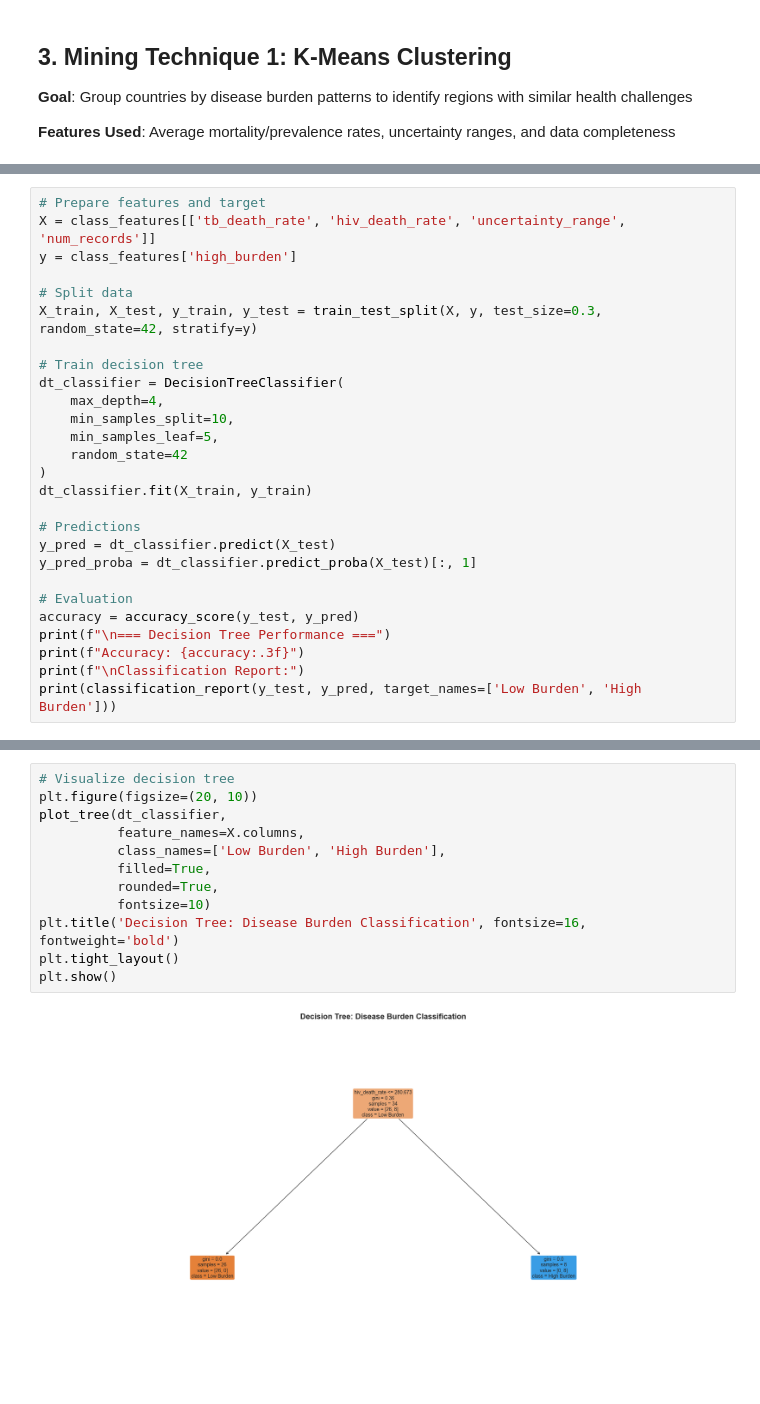
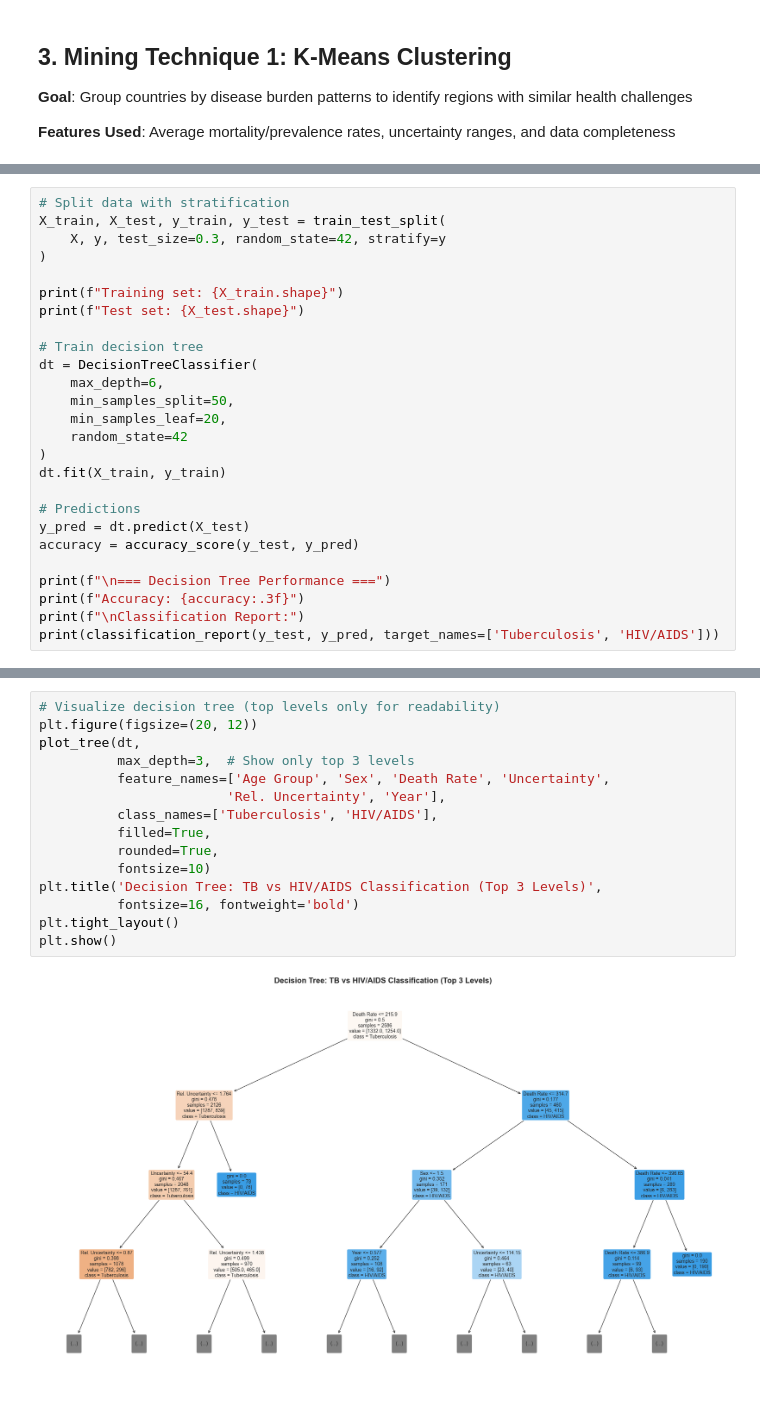
Before and after one commit to DSA2040-Group-Project-BATAM-Team/DataMining_GroupProject_Allan_Bophine_Aime_Mitchelle_Tumaini, a Jupyter notebook: data_mining.ipynb, the cells around one changed output, grey strips where cells are left out. Cells and saved outputs as stored; diff of their text form.

```diff
--- a/data_mining.ipynb
+++ b/data_mining.ipynb
@@ -279,28 +354,27 @@ Low burden locations: 37
 # %%
-# Prepare features and target
-X = class_features[['tb_death_rate', 'hiv_death_rate', 'uncertainty_range', 'num_records']]
-y = class_features['high_burden']
+# Split data with stratification
+X_train, X_test, y_train, y_test = train_test_split(
+    X, y, test_size=0.3, random_state=42, stratify=y
+)
 
-# Split data
-X_train, X_test, y_train, y_test = train_test_split(X, y, test_size=0.3, random_state=42, stratify=y)
+print(f"Training set: {X_train.shape}")
+print(f"Test set: {X_test.shape}")
 
 # Train decision tree
-dt_classifier = DecisionTreeClassifier(
-    max_depth=4,
-    min_samples_split=10,
-    min_samples_leaf=5,
+dt = DecisionTreeClassifier(
+    max_depth=6,
+    min_samples_split=50,
+    min_samples_leaf=20,
     random_state=42
 )
-dt_classifier.fit(X_train, y_train)
+dt.fit(X_train, y_train)
 
 # Predictions
-y_pred = dt_classifier.predict(X_test)
-y_pred_proba = dt_classifier.predict_proba(X_test)[:, 1]
+y_pred = dt.predict(X_test)
+accuracy = accuracy_score(y_test, y_pred)
 
-# Evaluation
-accuracy = accuracy_score(y_test, y_pred)
 print(f"\n=== Decision Tree Performance ===")
 print(f"Accuracy: {accuracy:.3f}")
 print(f"\nClassification Report:")
-print(classification_report(y_test, y_pred, target_names=['Low Burden', 'High Burden']))
+print(classification_report(y_test, y_pred, target_names=['Tuberculosis', 'HIV/AIDS']))
 # %% [output]
@@ -358,14 +438,17 @@ print(feature_importance)
 # %%
-# Visualize decision tree
-plt.figure(figsize=(20, 10))
-plot_tree(dt_classifier,
-          feature_names=X.columns,
-          class_names=['Low Burden', 'High Burden'],
+# Visualize decision tree (top levels only for readability)
+plt.figure(figsize=(20, 12))
+plot_tree(dt,
+          max_depth=3,  # Show only top 3 levels
+          feature_names=['Age Group', 'Sex', 'Death Rate', 'Uncertainty',
+                        'Rel. Uncertainty', 'Year'],
+          class_names=['Tuberculosis', 'HIV/AIDS'],
           filled=True,
           rounded=True,
           fontsize=10)
-plt.title('Decision Tree: Disease Burden Classification', fontsize=16, fontweight='bold')
+plt.title('Decision Tree: TB vs HIV/AIDS Classification (Top 3 Levels)',
+          fontsize=16, fontweight='bold')
 plt.tight_layout()
 plt.show()
 # %% [output]
-[figure, old version]
+[figure, new version]
```
Also changed, not shown: parts of 23 cells of this notebook.
